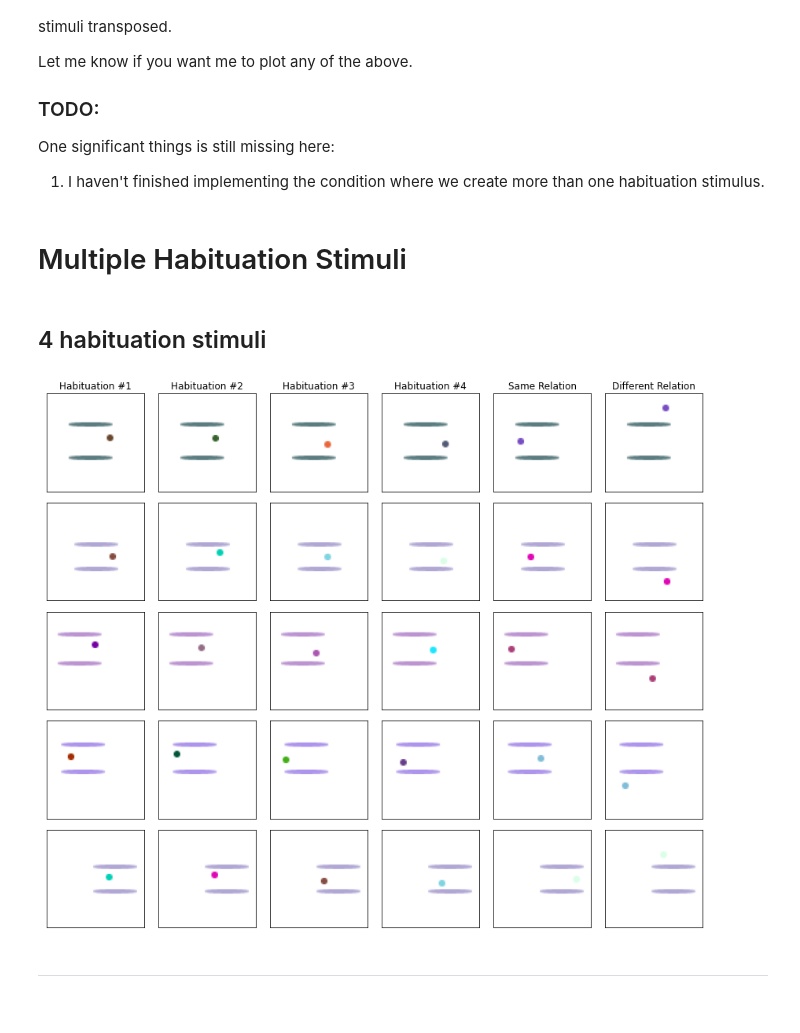
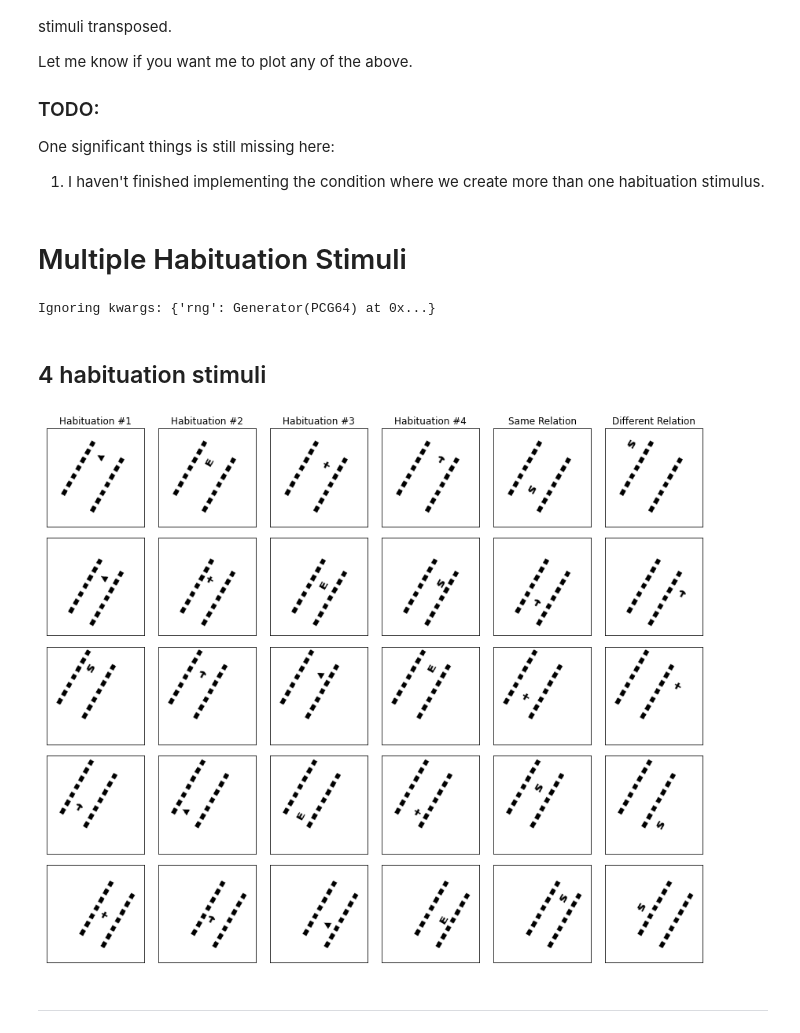
Before and after one commit to guydav/simple-relational-reasoning, a Jupyter notebook: notebooks/QuinnStimuliDemo.ipynb, the cells around one changed output. Saved outputs shown, nothing was run; the diff lists cells and outputs as text; code cells hidden in the pictures.

Commit message:
Finished rework of diagonal code
This way we'll definitely not lose any more objects to the end of the frame

```diff
--- a/notebooks/QuinnStimuliDemo.ipynb
+++ b/notebooks/QuinnStimuliDemo.ipynb
@@ -73,3 +71,10 @@ BASELINE_TRIPLET_KWARGS = dict(n_target_types=2, extra_diagonal_margin=25)
+# %%
+BASELINE_TRIPLET_KWARGS = dict(n_target_types=2, extra_diagonal_margin=0)
+distance_endpoints_dict = {
+    (False, False): (30, 80),
+    (True, False): (50, 80),
+    (True, True): (40, 80),
+}
 # %% [markdown]
 # Stimulus conditions we have
 * Above/below
@@ -203,29 +203,30 @@ One significant things is still missing here:
 # %%
 relation = BETWEEN_RELATION
 distance_endpoints = (40, 80)
 N_examples = 5
 n_habituation_stimuli = 4
 
 display(Markdown('# Multiple Habituation Stimuli'))
 
 rng = np.random.default_rng(n_habituation_stimuli)
-# stimulus_generator = build_split_text_stimulus_generator(rng=rng)
-stimulus_generator = build_random_color_stimulus_generator(rng=rng)
+stimulus_generator = build_split_text_stimulus_generator(rng=rng, rotate_angle=60)
+# stimulus_generator = build_random_color_stimulus_generator(rng=rng)
 
 triplet_generator = QuinnTripletGenerator(stimulus_generator, distance_endpoints,
     relation=relation, two_reference_objects=True,
     adjacent_reference_objects=False, n_habituation_stimuli=n_habituation_stimuli,
     **BASELINE_TRIPLET_KWARGS)
 
 # adj_str = 'adjacent refs' if adjacent_reference_objects else ('non-adjacent refs' if two_reference_objects else '')
 # title = f'{generator_name} | {relation} | {"two refs" if two_reference_objects else "one ref"}{" | " if adj_str else ""}{adj_str}'
 title = f'{n_habituation_stimuli} habituation stimuli'
 display(Markdown(f'## {title}'))
 triplets = triplet_generator(N_examples, normalize=False)
 plot_triplets(triplets)
 display(Markdown('----'))
 # %% [output]
 # Multiple Habituation Stimuli
+Ignoring kwargs: {'rng': Generator(PCG64) at 0x...}
 ## 4 habituation stimuli
-[figure, old version]
+[figure, new version]
 ----
```
Also changed, not shown: parts of 3 cells of this notebook, 3 other files.
